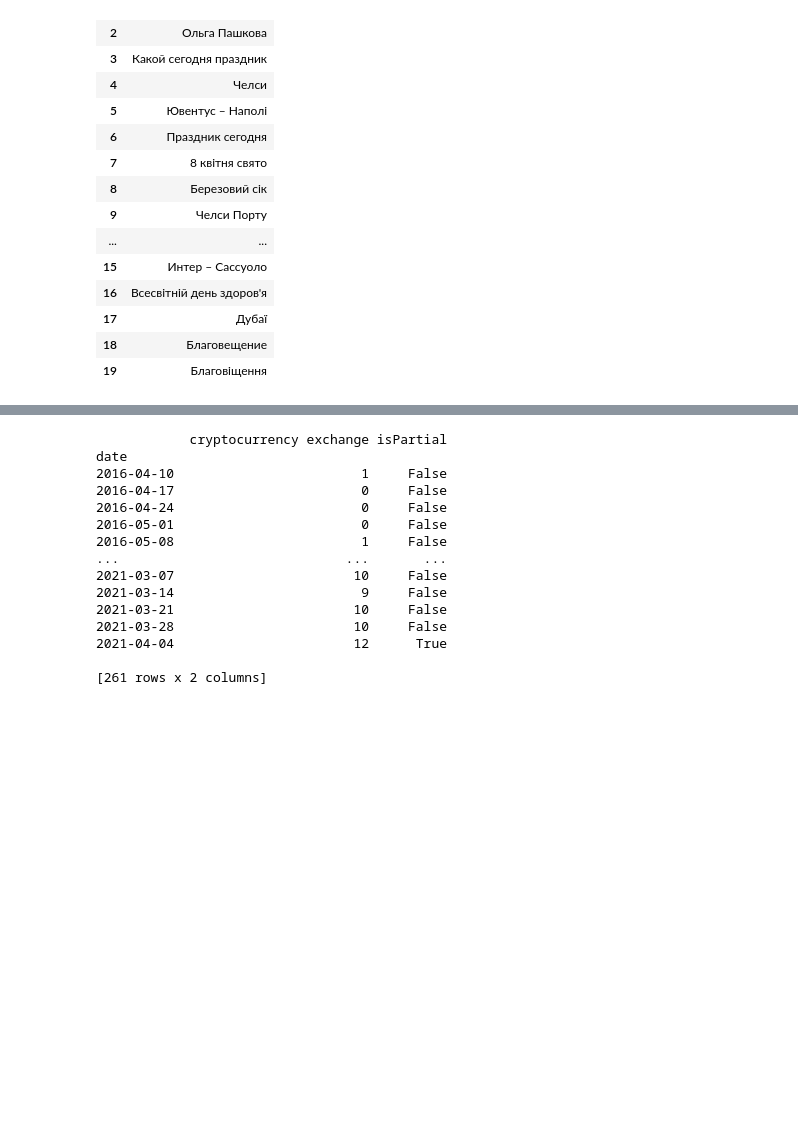
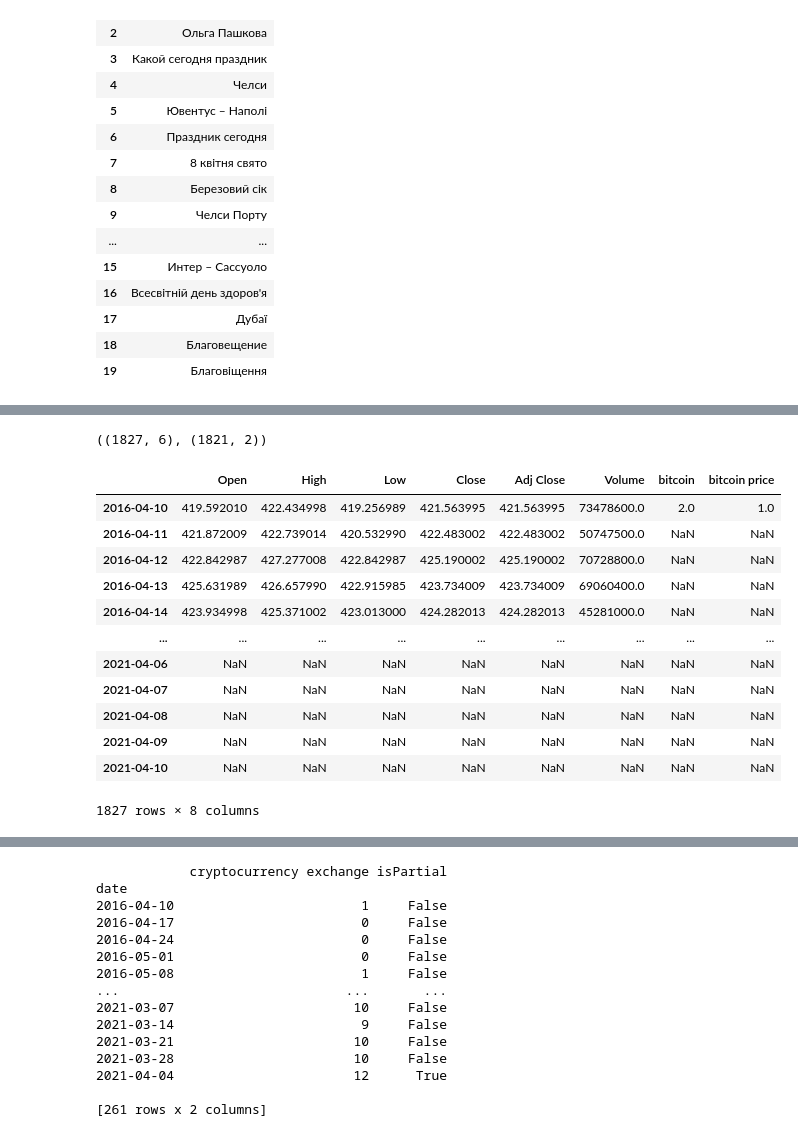
Before and after one commit to bateikoEd/dipl_program, a Jupyter notebook: eduard/getting_data-Copy1.ipynb, the cells around one changed output, grey strips where cells are left out. Drawn from its saved outputs; the diff is of its cells as text; code cells hidden in the pictures; blank space fills up the shorter version.

```diff
--- a/eduard/getting_data-Copy1.ipynb
+++ b/eduard/getting_data-Copy1.ipynb
@@ -89,0 +419,20 @@ def get_data_from_query(kw_list, timeframe='today 5-y', save=True):
+# %%
+df_yahoo.shape, df_trends.shape
+# %% [output]
+((1827, 6), (1821, 2))
+# %%
+pd.concat([df_yahoo, df_trends], axis=1)
+# %% [output]
+|  | Open | High | Low | Close | Adj Close | Volume | bitcoin | bitcoin price |
+| 2016-04-10 | 419.592010 | 422.434998 | 419.256989 | 421.563995 | 421.563995 | 73478600.0 | 2.0 | 1.0 |
+| 2016-04-11 | 421.872009 | 422.739014 | 420.532990 | 422.483002 | 422.483002 | 50747500.0 | NaN | NaN |
+| 2016-04-12 | 422.842987 | 427.277008 | 422.842987 | 425.190002 | 425.190002 | 70728800.0 | NaN | NaN |
+| 2016-04-13 | 425.631989 | 426.657990 | 422.915985 | 423.734009 | 423.734009 | 69060400.0 | NaN | NaN |
+| 2016-04-14 | 423.934998 | 425.371002 | 423.013000 | 424.282013 | 424.282013 | 45281000.0 | NaN | NaN |
+| ... | ... | ... | ... | ... | ... | ... | ... | ... |
+| 2021-04-06 | NaN | NaN | NaN | NaN | NaN | NaN | NaN | NaN |
+| 2021-04-07 | NaN | NaN | NaN | NaN | NaN | NaN | NaN | NaN |
+| 2021-04-08 | NaN | NaN | NaN | NaN | NaN | NaN | NaN | NaN |
+| 2021-04-09 | NaN | NaN | NaN | NaN | NaN | NaN | NaN | NaN |
+| 2021-04-10 | NaN | NaN | NaN | NaN | NaN | NaN | NaN | NaN |
+1827 rows × 8 columns
```
Also changed, not shown: parts of 21 cells of this notebook, 1 other file.
